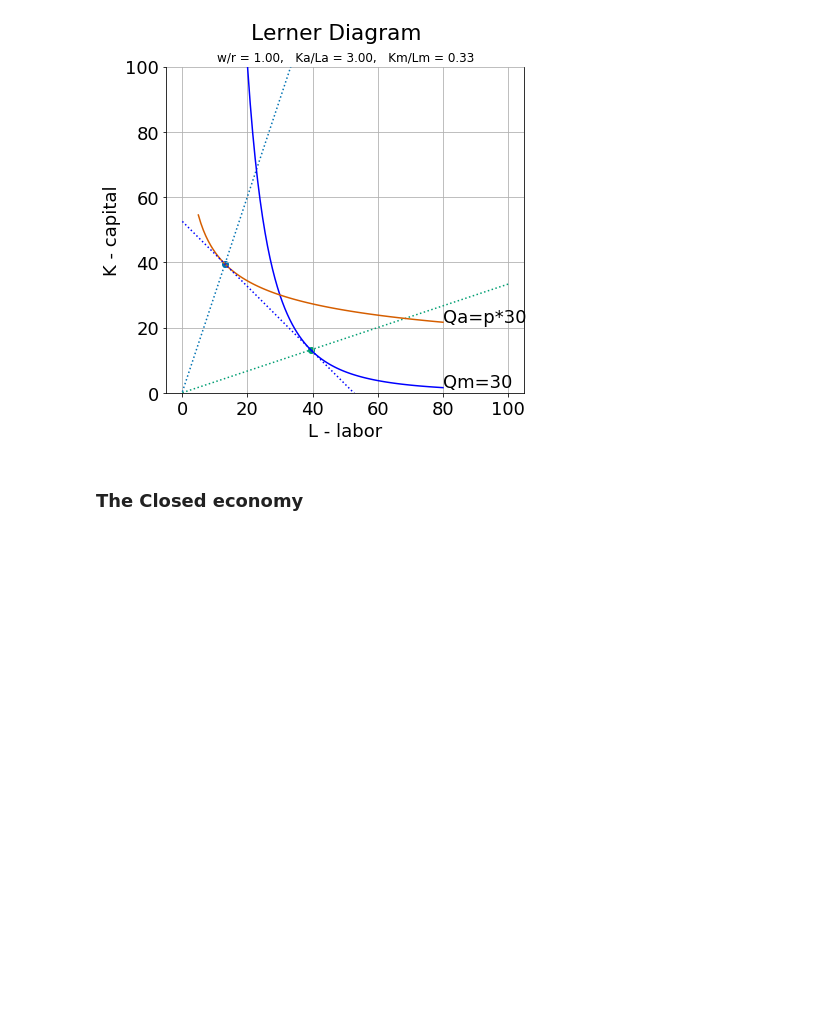
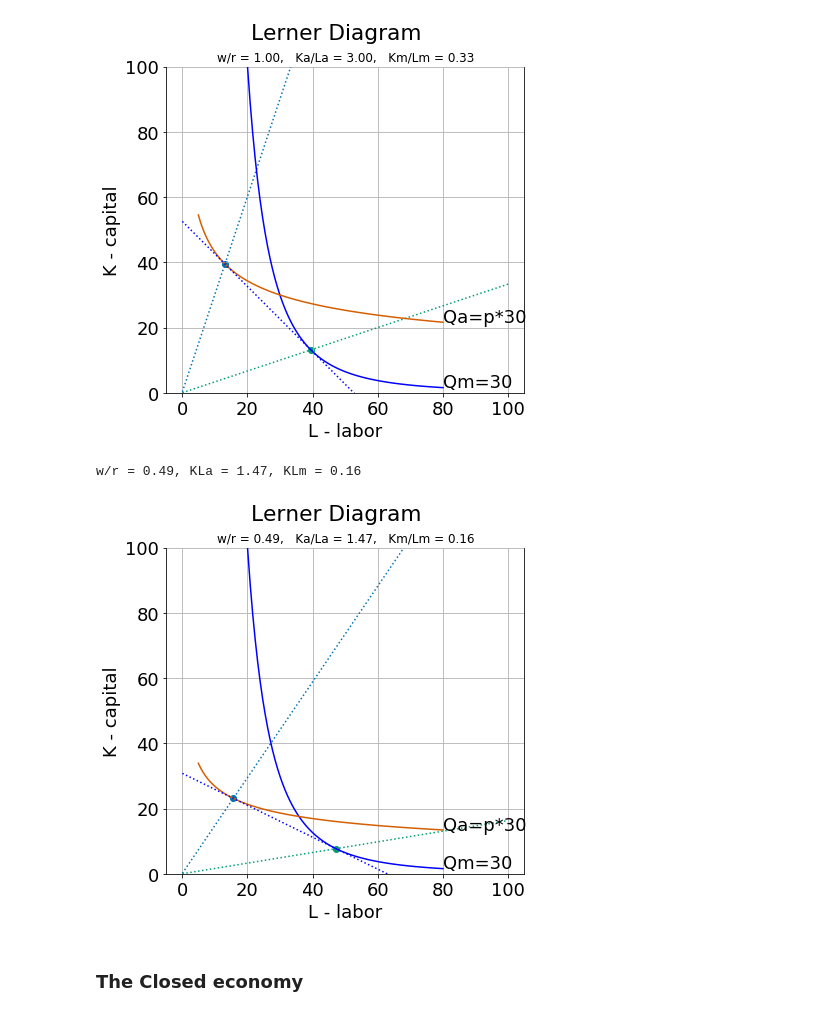
Before and after one commit to jhconning/Econ-Teach, a Jupyter notebook: trade/HOS Trade.ipynb, the cells around one changed output. Cells and saved outputs as stored; diff of their text form; code cells hidden in the pictures; blank space fills up the shorter version.

```diff
--- a/trade/HOS Trade.ipynb
+++ b/trade/HOS Trade.ipynb
@@ -203,6 +247,9 @@ def klplot(KL):
     plt.axvline(KL)
     plt.text(KL+0.5, 9, r'$\frac{\bar K}{\bar L}$ ')
     plt.gca().set_aspect('equal');
+# %%
+ll = np.linspace(0.1,Lbar,100)
+ll_ = np.linspace(0.05*Lbar,0.80*Lbar,100)
 # %%
 klplot(3)
 # %% [output]
@@ -256,6 +303,39 @@ def ssplot(p):
     plt.axhline(y = wr, xmin = 0, xmax = p)
     plt.axvline(x = p, ymin=0, ymax =wr, linestyle=':')
     plt.ylim(0,10);
+# %%
+def edgeworth_plot(p):
+    wr = SS(p=p)
+    Kas = kl(wr, alpha)
+    Kms = kl(wr, beta)
+    QQ=30
+    Lmqq = QQ/Kms**beta
+    Kmqq = Kms*Lmqq
+    Laqq = p*QQ/(Kas**alpha)
+    Kaqq = Kas*Laqq
+
+    I = Kmqq + wr*Lmqq
+    plt.scatter(Laqq,Kaqq)
+    plt.scatter(Lmqq,Kmqq)
+    print(f'w/r = {wr:2.2f}, KLa = {Kas:2.2f}, KLm = {Kms:2.2f}')
+    plt.ylim(0,100)
+    plt.plot(ll, Kas*ll, ':')
+    plt.plot(ll, Kms*ll, ':')
+    plt.plot(ll_, isoq(ll_,beta, QQ),'b')
+    plt.plot(ll_, isoq(ll_,alpha, p*QQ))
+    plt.text(ll_[-1],isoq(ll_[-1],beta,QQ),f"Qm={QQ}")
+    plt.text(ll_[-1],isoq(ll_[-1],alpha,p*QQ),f"Qa=p*{QQ}")
+    plt.plot(ll, I - wr*ll,'b:')
+    plt.xlabel('L - labor')
+    plt.ylabel('K - capital')
+    plt.suptitle('Lerner Diagram', y=0.98)
+    plt.title(f'w/r = {wr:2.2f},   Ka/La = {Kas:2.2f},   Km/Lm = {Kms:2.2f}', fontsize = 12)
+    plt.gca().set_aspect('equal');
+# %%
+edgeworth_plot(0.7)
+# %% [output]
+w/r = 0.49, KLa = 1.47, KLm = 0.16
+[figure, added]
 # %% [markdown]
 ### The Closed economy
 # %% [markdown]
```
Also changed, not shown: parts of 20 cells of this notebook.
